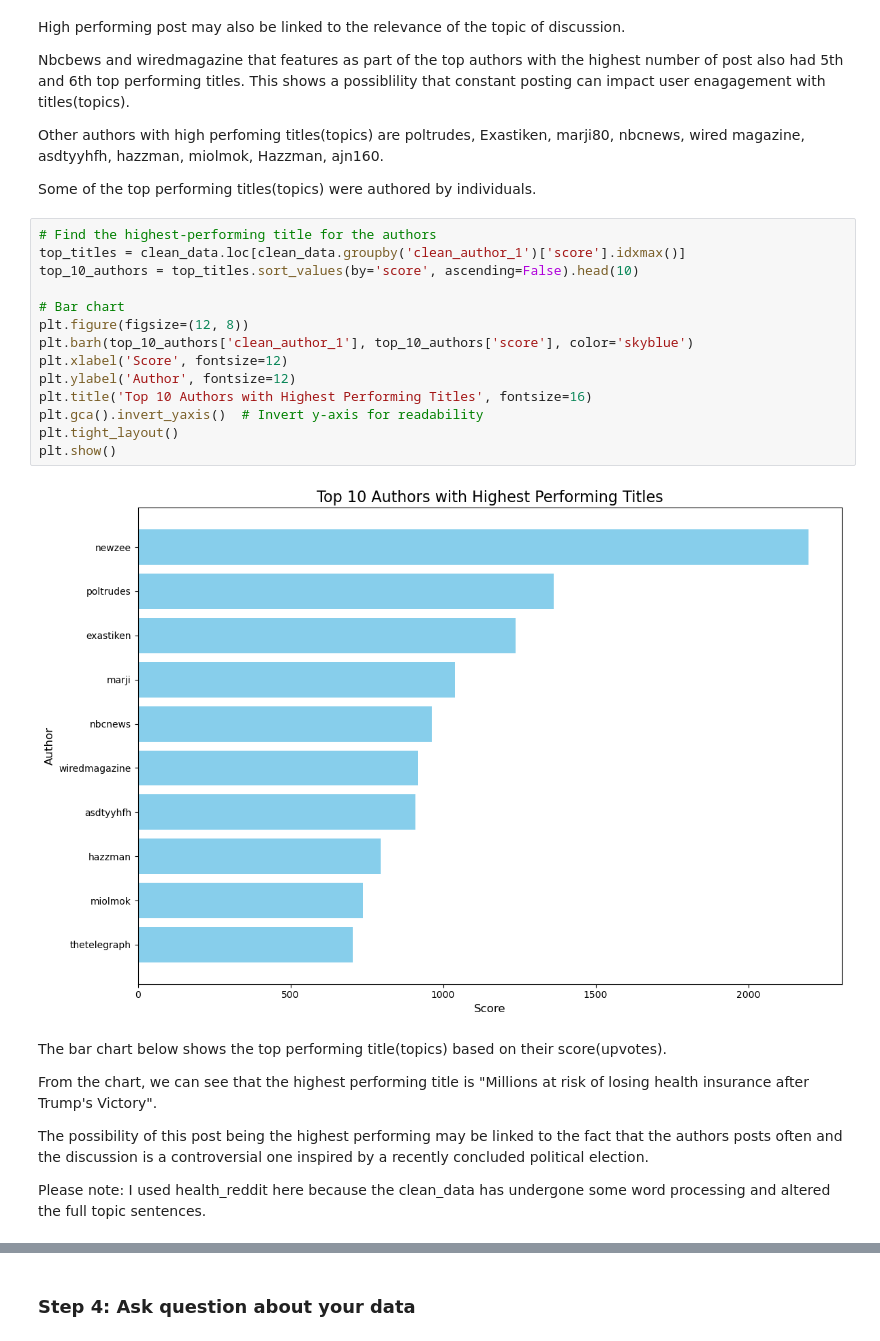
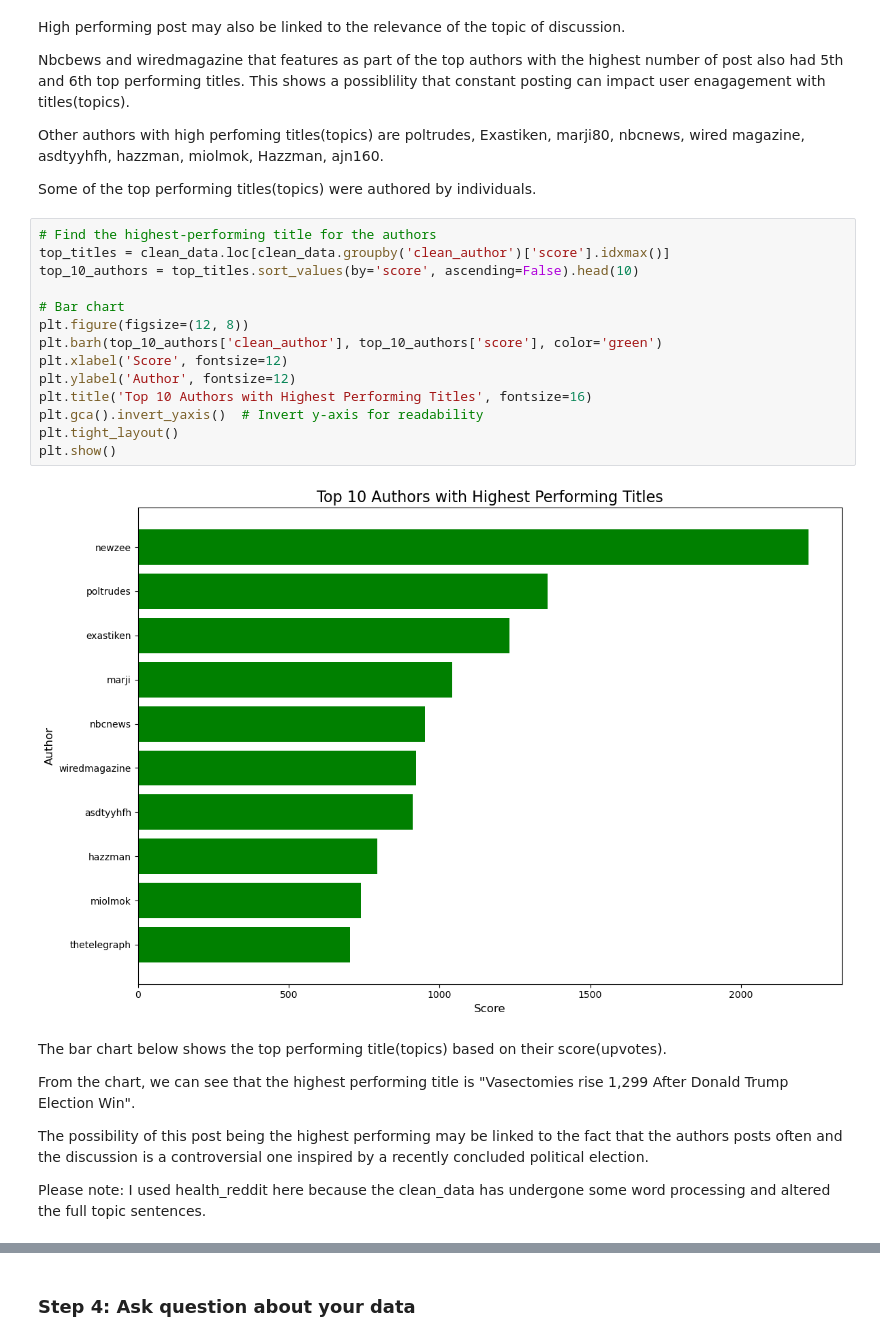
Before and after one commit to Olayemi-cloud/jh24993_EMATM0048---Python-Project, a Jupyter notebook: jh24993_EMATM0048_Q2.ipynb, the cells around one changed output, grey strips where cells are left out. Cells and saved outputs as stored; diff of their text form.

Commit message:
updated data from reddit app due to error

```diff
--- a/jh24993_EMATM0048_Q2.ipynb
+++ b/jh24993_EMATM0048_Q2.ipynb
@@ -592,24 +567,24 @@ Other authors with high perfoming titles(topics) are poltrudes, Exastiken, marji
 Some of the top performing titles(topics) were authored by individuals.
 # %%
 # Find the highest-performing title for the authors
-top_titles = clean_data.loc[clean_data.groupby('clean_author_1')['score'].idxmax()]
+top_titles = clean_data.loc[clean_data.groupby('clean_author')['score'].idxmax()]
 top_10_authors = top_titles.sort_values(by='score', ascending=False).head(10)
 
 # Bar chart
 plt.figure(figsize=(12, 8))
-plt.barh(top_10_authors['clean_author_1'], top_10_authors['score'], color='skyblue')
+plt.barh(top_10_authors['clean_author'], top_10_authors['score'], color='green')
 plt.xlabel('Score', fontsize=12)
 plt.ylabel('Author', fontsize=12)
 plt.title('Top 10 Authors with Highest Performing Titles', fontsize=16)
 plt.gca().invert_yaxis()  # Invert y-axis for readability
 plt.tight_layout()
 plt.show()
 # %% [output]
-[figure, old version]
+[figure, new version]
 # %% [markdown]
 The bar chart below shows the top performing title(topics) based on their score(upvotes).
 
-From the chart, we can see that the highest performing title is "Millions at risk of losing health insurance after Trump's Victory".
+From the chart, we can see that the highest performing title is "Vasectomies rise 1,299 After Donald Trump Election Win".
 
 The possibility of this post being the highest performing may be linked to the fact that the authors posts often and the discussion is a controversial one inspired by a recently concluded political election.
 
```
Also changed, not shown: parts of 74 cells of this notebook.
